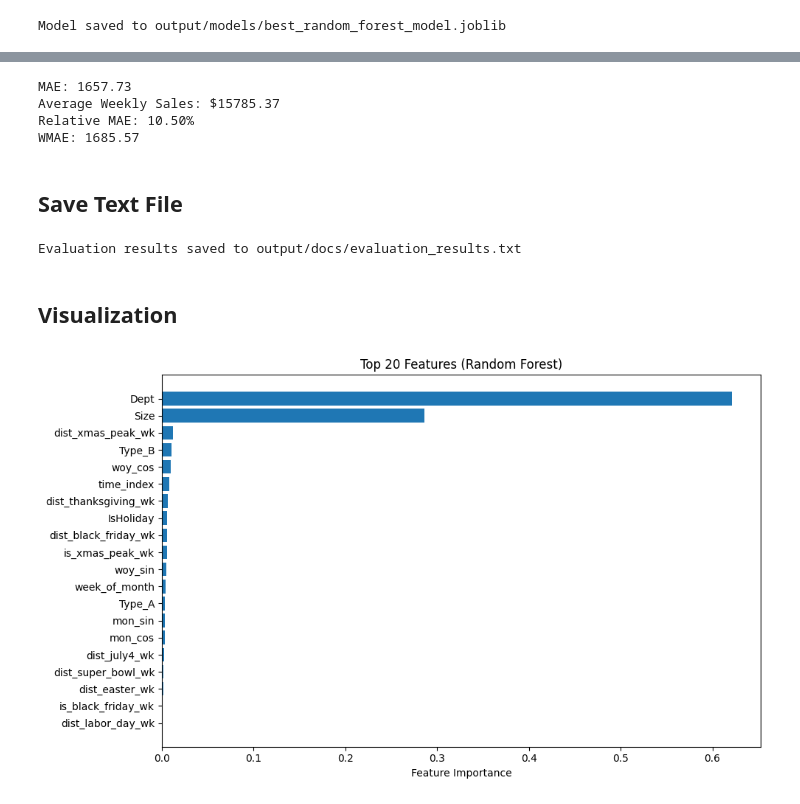
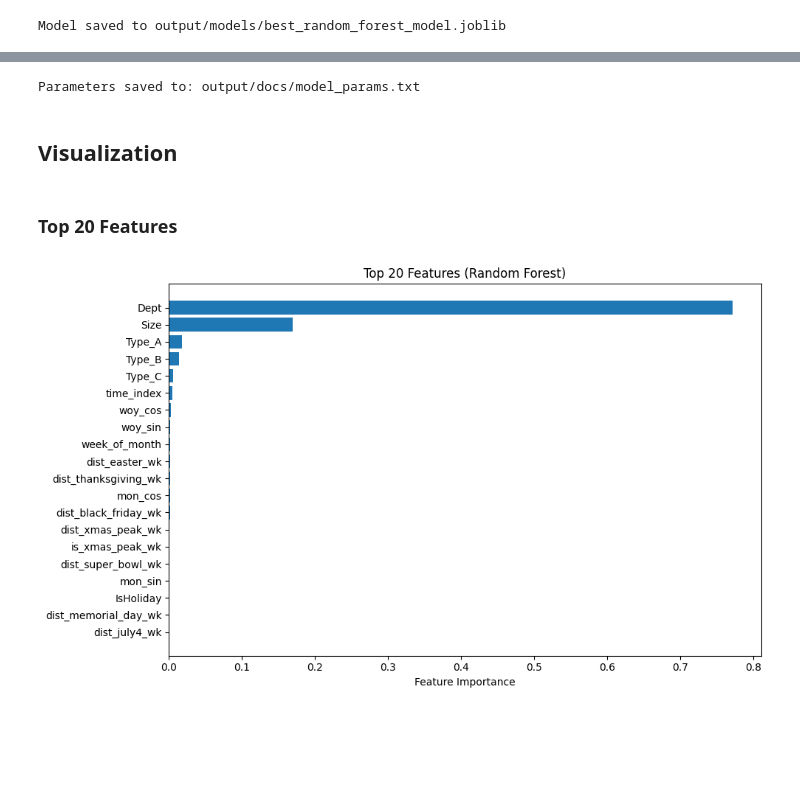
Before and after one commit to YassienTawfikk/SmartRetailRegressor, a Jupyter notebook: notebooks/02_model_baseline_rf.ipynb, the cells around one changed output, grey strips where cells are left out. Saved outputs shown, nothing was run; the diff lists cells and outputs as text; code cells hidden in the pictures; blank space fills up the shorter version.

Commit message:
remove test related-things

```diff
--- a/notebooks/02_model_baseline_rf.ipynb
+++ b/notebooks/02_model_baseline_rf.ipynb
@@ -51,10 +51,7 @@ import pandas as pd
 
 # One-hot encode separately
 x_train = pd.get_dummies(x_train, columns=["Type"], prefix="Type")
-x_test = pd.get_dummies(x_test, columns=["Type"], prefix="Type")
 
-# Align columns in case any category was missing in either set
-x_train, x_test = x_train.align(x_test, join="left", axis=1, fill_value=0)
 # --- Define model and search space ---
 rf_base = RandomForestRegressor(random_state=42, n_jobs=-1)
 
@@ -178,61 +175,35 @@ Model saved to output/models/best_random_forest_model.joblib
-# %%
-from sklearn.metrics import mean_absolute_error
-
-# Predictions
-y_pred = rf.predict(x_test)
-
-# MAE
-mae = mean_absolute_error(y_test, y_pred)
-avg_sales = y_test.mean()
-relative_error = mae / avg_sales * 100
-
-# Holiday weights: 5 for holidays, 1 otherwise
-weights = test_df["IsHoliday"].apply(lambda x: 5 if x else 1)
-wmae = (weights * abs(y_test - y_pred)).sum() / weights.sum()
-
-# Print results
-print(f"MAE: {mae:.2f}")
-print(f"Average Weekly Sales: ${avg_sales:.2f}")
-print(f"Relative MAE: {relative_error:.2f}%")
-print(f"WMAE: {wmae:.2f}")
-# %% [output]
-MAE: 1657.73
-Average Weekly Sales: $15785.37
-Relative MAE: 10.50%
-WMAE: 1685.57
-# %% [markdown]
-## Save Text File
 # %%
-# Save to text file
-with open(docs_dir / "evaluation_results.txt", "w") as f:
-    best_params_text = f"Params: {random_search.best_params_}"
-    f.write(best_params_text + "\n")
-    f.write("=" * len(best_params_text) + "\n")
-    f.write(f"MAE: {mae:.2f}\n")
-    f.write(f"Average Weekly Sales: ${avg_sales:.2f}\n")
-    f.write(f"Relative MAE: {relative_error:.2f}%\n")
-    f.write(f"WMAE: {wmae:.2f}\n")
+# Save formatted parameters
+params_file = docs_dir / "model_params.txt"
+params = random_search.best_params_
 
-print(f"Evaluation results saved to {'/'.join((docs_dir / 'evaluation_results.txt').parts[-3:])}")
+with open(params_file, "w") as f:
+    f.write("Model Hyperparameters:\n")
+    for key, value in params.items():
+        f.write(f"- {key:<18}: {value}\n")  # aligned for readability
+
+print(f"Parameters saved to: {'/'.join(params_file.parts[-3:])}")
 # %% [output]
-Evaluation results saved to output/docs/evaluation_results.txt
+Parameters saved to: output/docs/model_params.txt
 # %% [markdown]
 ## Visualization
+# %% [markdown]
+### Top 20 Features
 # %%
-importances = rf.feature_importances_
+importances = best_rf.feature_importances_
 features = x_train.columns
 indices = np.argsort(importances)[::-1][:20]
 
 plt.figure(figsize=(10, 6))
 plt.barh(range(len(indices)), importances[indices][::-1])
 plt.yticks(range(len(indices)), features[indices][::-1])
 plt.xlabel("Feature Importance")
 plt.title("Top 20 Features (Random Forest)")
 plt.tight_layout()
 
 # Save the figure before showing it
 plt.savefig(figures_dir / "feature_importance.png", dpi=300)
 
 plt.show()
 # %% [output]
-[figure, old version]
+[figure, new version]
```
Also changed, not shown: parts of 7 cells of this notebook.
